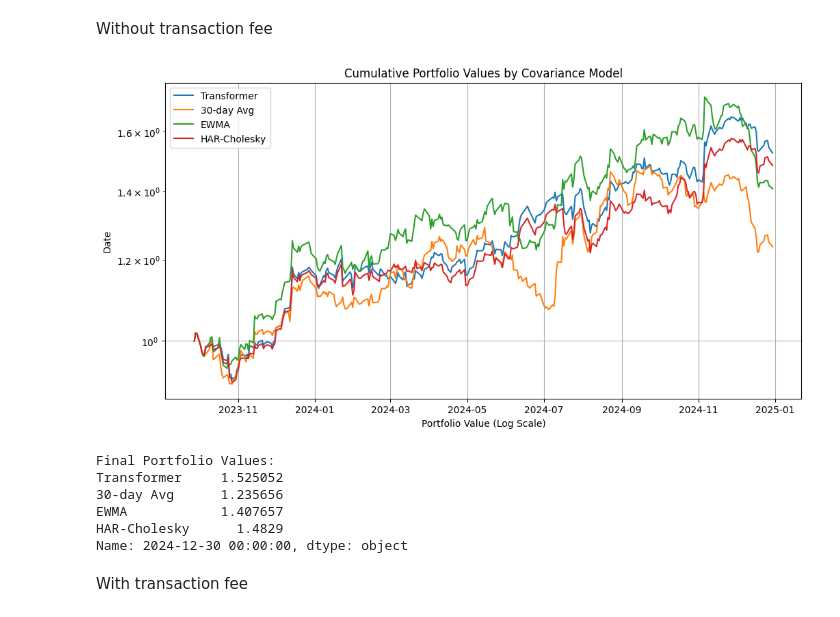
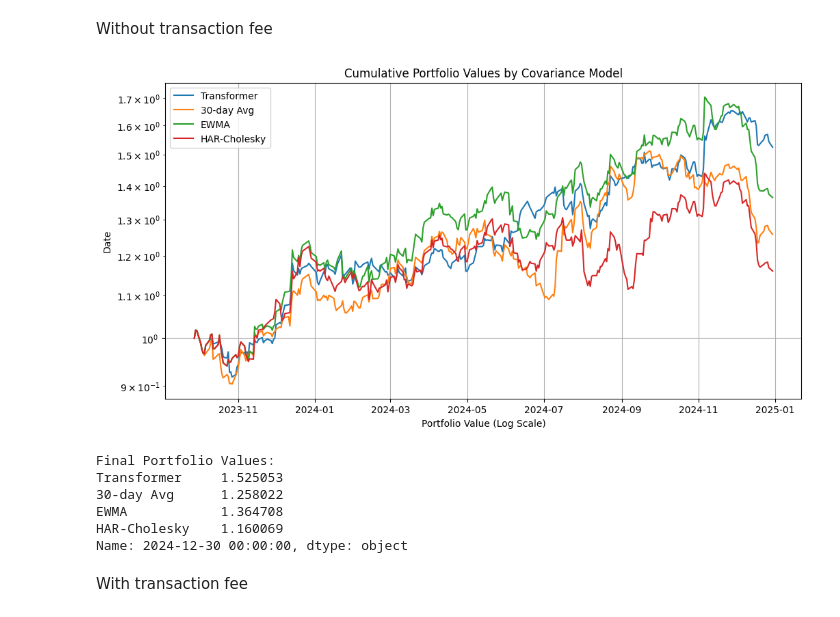
Before and after one commit to jzhongMolly/Enhancing-Volatility-Forecasting-and-Portfolio-Optimization-Using-Transformer-for-Industry-ETFs, a Jupyter notebook: Model.ipynb, the cells around one changed output. Cells and saved outputs as stored; diff of their text form; code cells hidden in the pictures.

```diff
--- a/Model.ipynb
+++ b/Model.ipynb
@@ -188,7 +188,7 @@ class PSDEigenFix(nn.Module):
         x = 0.5 * (x + x.transpose(-1, -2))
 
         eye = torch.eye(x.size(-1), device=x.device).expand_as(x)
-        x_reg = x + 1e-4 * eye
+        x_reg = x + 1e-12 * eye
 
         eigenvalues, eigenvectors = torch.linalg.eigh(x_reg)
 
@@ -521,12 +552,15 @@ class HARCholeskyPredictor:
 # %%
 har = HARCholeskyPredictor(n_assets=11)
-har.fit(X_train, y_train)
-pred_cov_har = har.predict(X_test)
-act_cov_har = y_test
+har.fit(train_cov)
+pred_cov_har = har.predict(test_cov)
+act_cov_har = test_cov
+# %%
+pred_cov_har = pred_cov_har[10:]
+act_cov_har = test_cov[10:]
 # %%
 HARErrorTerms = []
 for i in range(len(pred_cov_har)):
-   error_mat = np.array(act_cov_har[i]-pred_cov_har[i]).reshape(1,-1)[0]
+   error_mat = np.array(test_cov[i]-pred_cov_har[i]).reshape(1,-1)[0]
    for error in error_mat:
         HARErrorTerms.append(error)
 # %%
@@ -606,7 +626,7 @@ models = {
 
 # Parameters
 lookback = 30  # For expected returns calculation
-risk_free_rate = 0.02
+risk_free_rate = 0.04
 
 # Initialize results
 portfolio_values = pd.DataFrame(index=test_ret.index[-len(X_test)-1:], columns=models.keys())
@@ -632,39 +652,39 @@ for i in range(len(X_test)):
 
             # Optimize weights
             weights = max_sharpe_weights(expected_rets, cov_matrix, risk_free_rate)
 
             # Calculate portfolio return
             port_return = np.dot(weights, daily_rets)
             portfolio_values.loc[current_date, model] = portfolio_values.iloc[i][model] * (1 + port_return)
 
         except:
             # Fallback to previous portfolio value if optimization fails
             portfolio_values.loc[current_date, model] = portfolio_values.iloc[i][model]
 
 
 # Plot results
 plt.figure(figsize=(12, 6))
 for model in models.keys():
     plt.plot(portfolio_values.index, portfolio_values[model], label=model)
 
 plt.title('Cumulative Portfolio Values by Covariance Model')
 plt.xlabel('Portfolio Value (Log Scale)')
 plt.ylabel('Date')
 plt.yscale('log')
 plt.legend()
 plt.grid(True)
 plt.show()
 
 # Print performance metrics
 print("Final Portfolio Values:")
 print(portfolio_values.iloc[-1])
 # %% [output]
-[figure, old version]
+[figure, new version]
 Final Portfolio Values:
-Transformer     1.525052
-30-day Avg      1.235656
-EWMA            1.407657
-HAR-Cholesky      1.4829
+Transformer     1.525053
+30-day Avg      1.258022
+EWMA            1.364708
+HAR-Cholesky    1.160069
 Name: 2024-12-30 00:00:00, dtype: object
 # %% [markdown]
 With transaction fee
```
Also changed, not shown: parts of 21 cells of this notebook.
